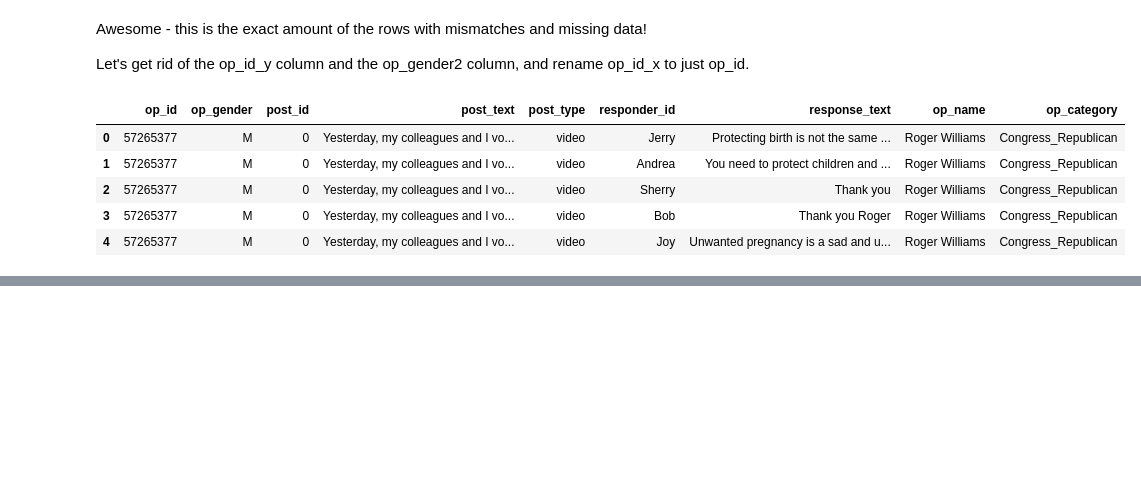
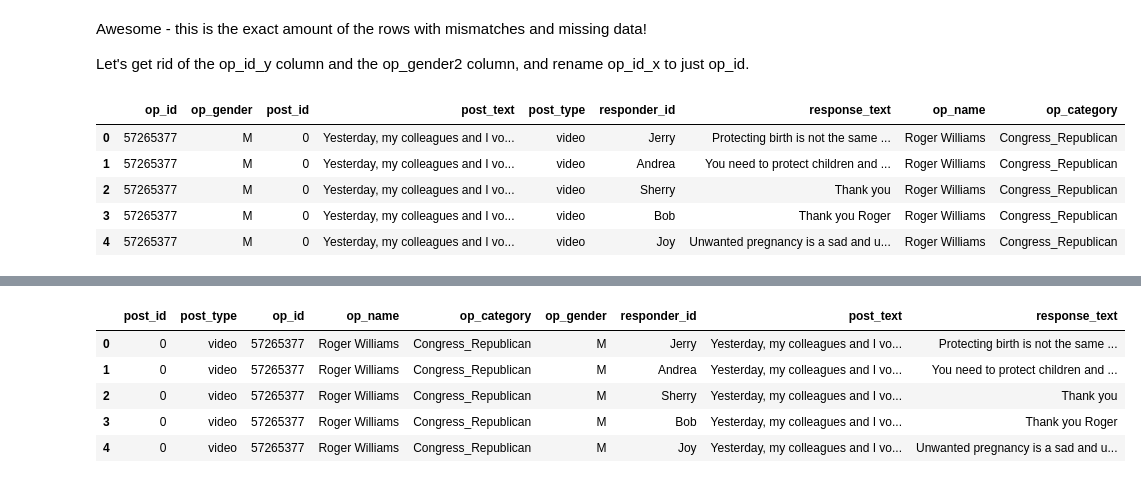
Before and after one commit to Data-Science-for-Linguists-2019/Gendered-Interaction-Online, a Jupyter notebook: exploratory_data_analysis/modifying_dataset.ipynb, the cells around one changed output, grey strips where cells are left out. Saved outputs shown, nothing was run; the diff lists cells and outputs as text; code cells hidden in the pictures; blank space fills up the shorter version.

```diff
--- a/exploratory_data_analysis/modifying_dataset.ipynb
+++ b/exploratory_data_analysis/modifying_dataset.ipynb
@@ -153,0 +162,11 @@ fb_posts_and_responses.head()
+# %%
+cols = ['post_id','post_type','op_id','op_name','op_category','op_gender','responder_id','post_text','response_text']
+fb_posts_and_responses = fb_posts_and_responses[cols]
+fb_posts_and_responses.head()
+# %% [output]
+|  | post_id | post_type | op_id | op_name | op_category | op_gender | responder_id | post_text | response_text |
+| 0 | 0 | video | 57265377 | Roger Williams | Congress_Republican | M | Jerry | Yesterday, my colleagues and I vo... | Protecting birth is not the same ... |
+| 1 | 0 | video | 57265377 | Roger Williams | Congress_Republican | M | Andrea | Yesterday, my colleagues and I vo... | You need to protect children and ... |
+| 2 | 0 | video | 57265377 | Roger Williams | Congress_Republican | M | Sherry | Yesterday, my colleagues and I vo... | Thank you |
+| 3 | 0 | video | 57265377 | Roger Williams | Congress_Republican | M | Bob | Yesterday, my colleagues and I vo... | Thank you Roger |
+| 4 | 0 | video | 57265377 | Roger Williams | Congress_Republican | M | Joy | Yesterday, my colleagues and I vo... | Unwanted pregnancy is a sad and u... |
```
Also changed, not shown: parts of 1 cell of this notebook.
